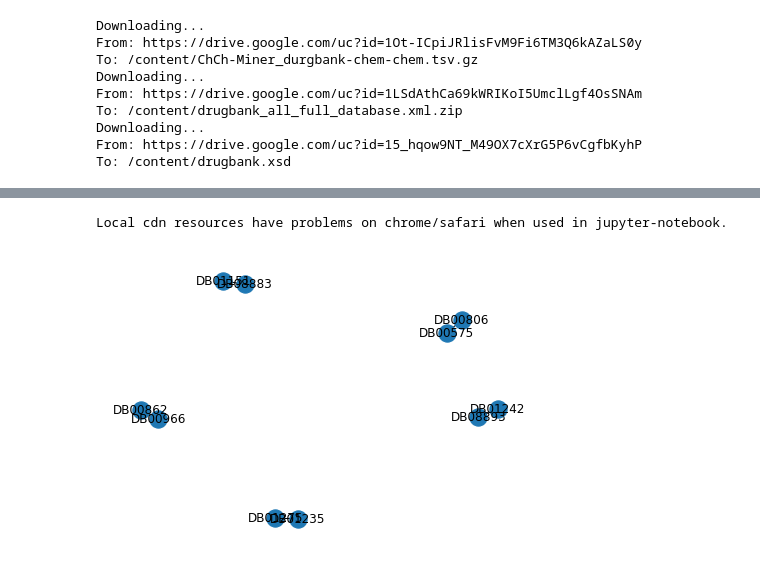
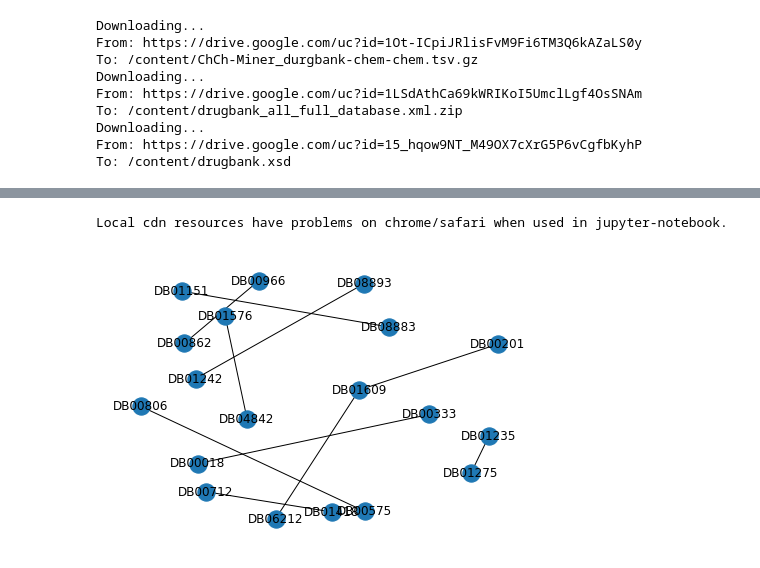
Before and after one commit to csikosmarci24/vitmav45-Mayuyu, a Jupyter notebook: project/data_visualization.ipynb, the cells around one changed output, grey strips where cells are left out. Drawn from its saved outputs; the diff is of its cells as text; code cells hidden in the pictures.

```diff
--- a/project/data_visualization.ipynb
+++ b/project/data_visualization.ipynb
@@ -24,6 +133,3 @@ To: /content/drugbank.xsd
 # %%
-import gzip
-import pandas as pd
-
 with gzip.open('ChCh-Miner_durgbank-chem-chem.tsv.gz') as f:
-    graph_data = pd.read_csv(f, delimiter='\t', names=['Source', 'Target'])
+    graph_df = pd.read_csv(f, delimiter='\t', names=['Source', 'Target'])
@@ -64,14 +155,12 @@ Successfully installed jedi-0.18.1 jsonpickle-2.2.0 pyvis-0.3.0
 # %%
-# vizualizáció - első pár él vizualizálása
-from pyvis import network as net
-from IPython.core.display import display, HTML
-graph_part = nx.from_pandas_edgelist(graph_data[0:5], source='Source', target='Target')
+# Visualize first 10 edges
+graph_part = nx.from_pandas_edgelist(graph_df[0:10], source='Source', target='Target')
 g = net.Network(notebook=True)
 g.from_nx(graph_part)
-nx.draw(graph_part, with_labels=True)
+nx.draw(graph_part, nx.spring_layout(graph_part, k=0.75, iterations=20), with_labels=True)
 # %% [output]
 Local cdn resources have problems on chrome/safari when used in jupyter-notebook.
-[figure, old version]
+[figure, new version]
 # %%
 g.show('nx.html')
 display(HTML('nx.html'))
```
Also changed, not shown: parts of 19 cells of this notebook, 1 other file.
